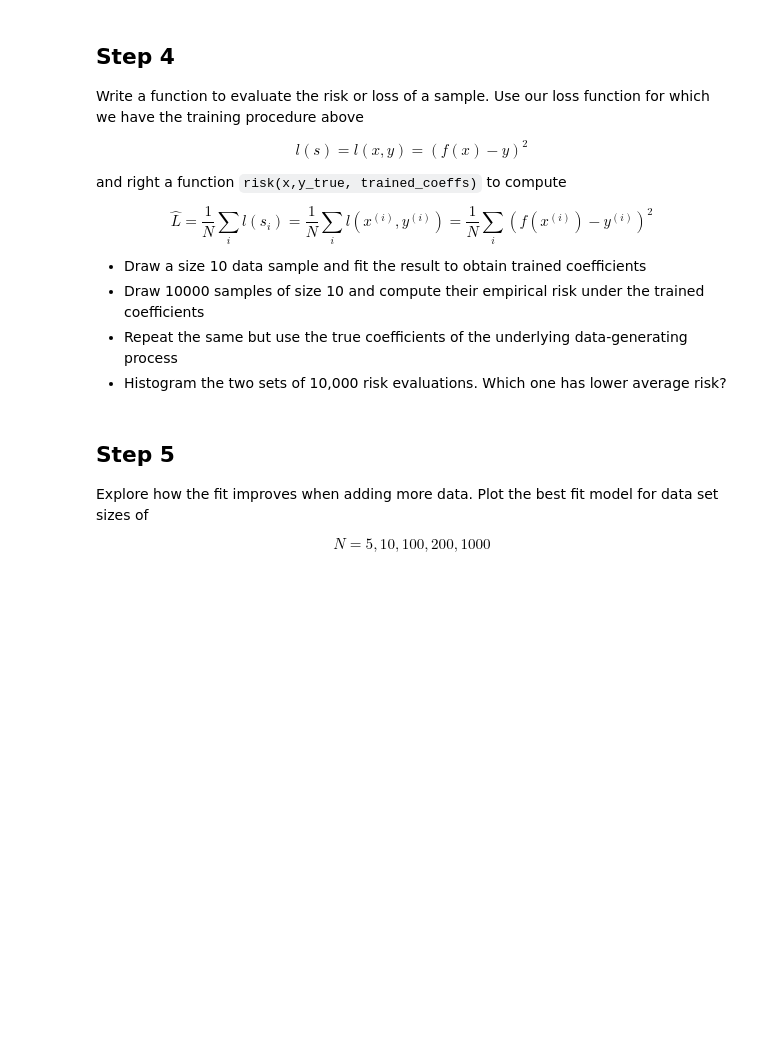
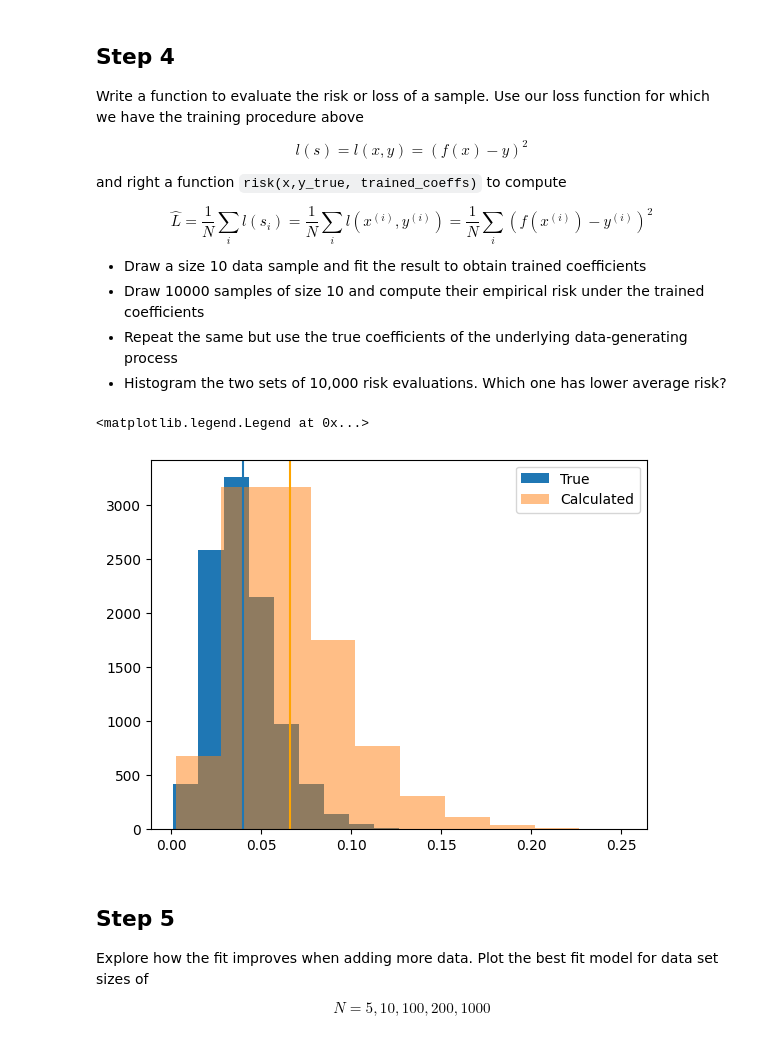
Before and after one commit to rsriya/TRISEP_Tutorial, a Jupyter notebook: Exercises/1.1.Fitting-and-Bias-Variance-Tradeoff.ipynb, the cells around one changed output. Drawn from its saved outputs; the diff is of its cells as text; code cells hidden in the pictures; blank space fills up the shorter version.

```diff
--- a/Exercises/1.1.Fitting-and-Bias-Variance-Tradeoff.ipynb
+++ b/Exercises/1.1.Fitting-and-Bias-Variance-Tradeoff.ipynb
@@ -121,7 +130,27 @@ $$
 * Histogram the two sets of 10,000 risk evaluations. Which one has lower average risk?
 # %%
 def risk(x, y_true, p):
-    raise NotImplementedError
+    f = np.polyval(p,x)
+    L = np.mean((f-y_true)**2)
+    return L
+# %%
+risks_true = []
+risks_calc = []
+x,y = generate_data(10)
+coeffs = learn(x,y,4)
+for i in range(10000):
+    x,y = generate_data(10)
+    risks_calc.append(risk(x,y,coeffs))
+    risks_true.append(risk(x,y,coeffs_true))
+plt.hist(risks_true,label="True")
+plt.hist(risks_calc,label="Calculated",alpha=0.5)
+plt.axvline(np.mean(risks_true))
+plt.axvline(np.mean(risks_calc),color='orange')
+
+plt.legend()
+# %% [output]
+<matplotlib.legend.Legend at 0x...>
+[figure, added]
 # %% [markdown]
 ## Step 5
 
```
Also changed, not shown: parts of 6 cells of this notebook.
